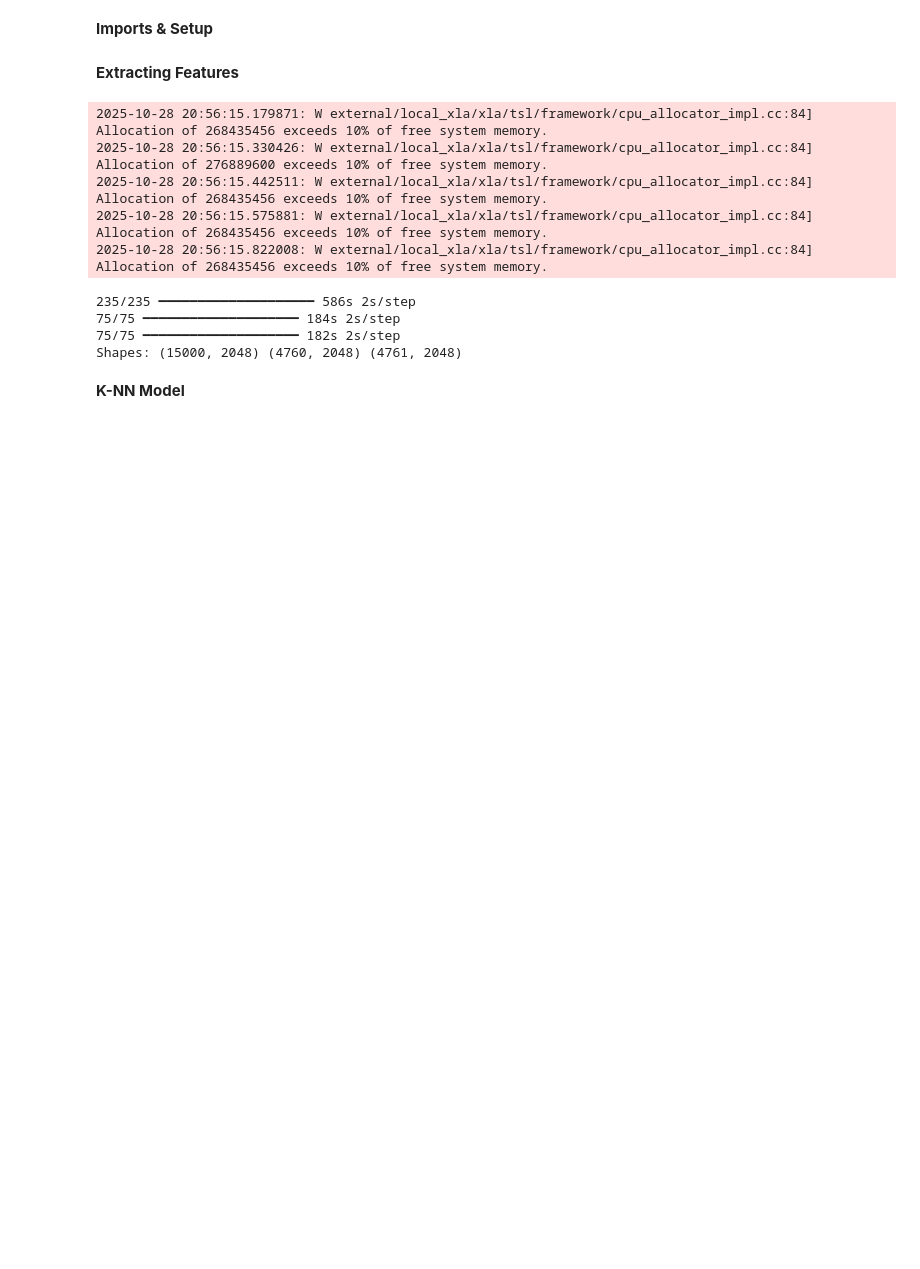
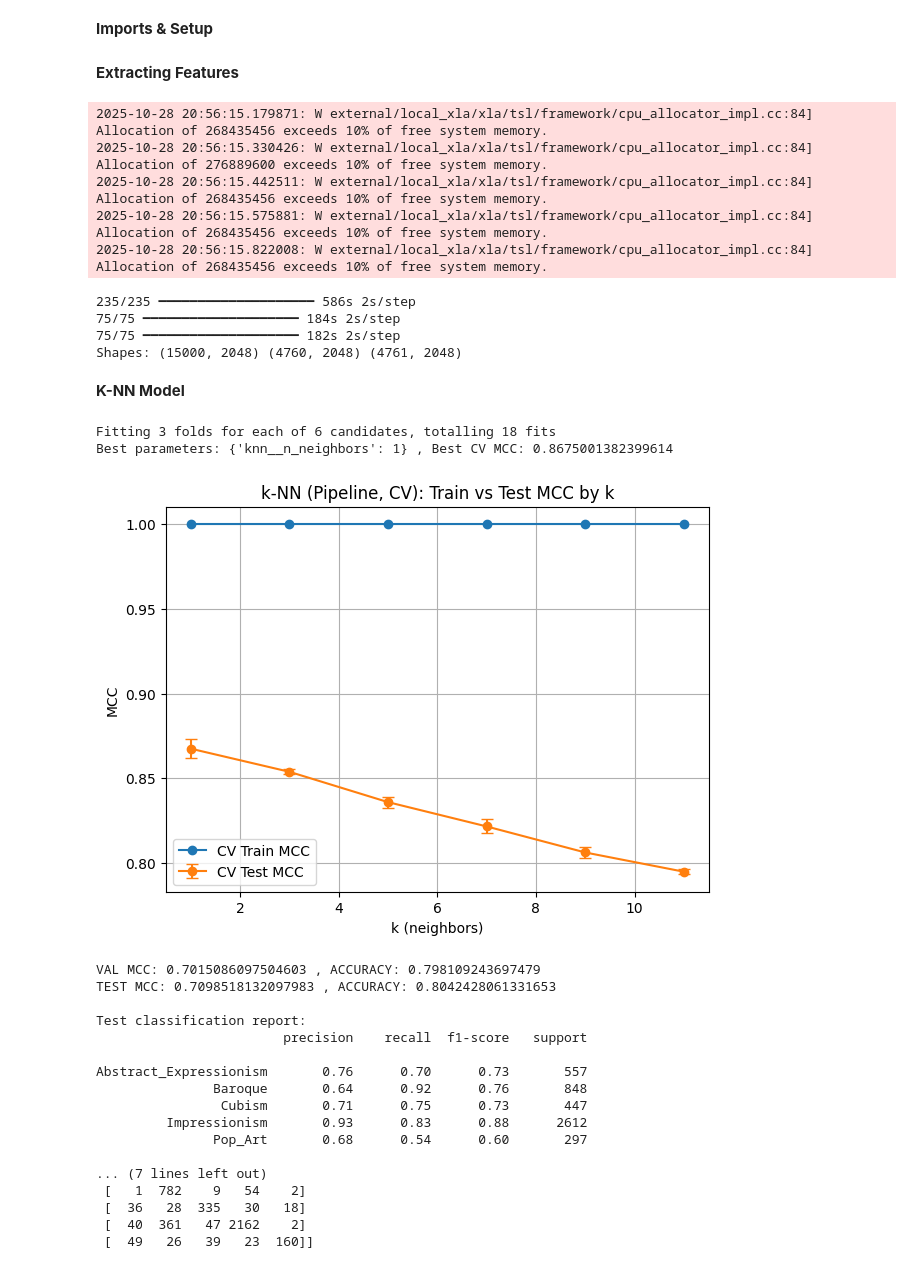
Before and after one commit to kaclark219/CSCI-635-01-Group-2, a Jupyter notebook: code/models/knn.ipynb, the cells around one changed output. Drawn from its saved outputs; the diff is of its cells as text; code cells hidden in the pictures; blank space fills up the shorter version.

Commit message:
finished knn model, new parameters & pipeline getting 80% accuracy

```diff
--- a/code/models/knn.ipynb
+++ b/code/models/knn.ipynb
@@ -15,8 +19,8 @@ IMG_DIR = Path("../../data/processed")
 VAL_DIR   = IMG_DIR / "validate"
 TEST_DIR  = IMG_DIR / "test"
 EXTS = (".jpg", ".jpeg", ".png", ".bmp")
-RESULTS_DIR = Path("/results")
-RESULTS_PATH = RESULTS_DIR / "bagged_knn_results.csv"
+RESULTS_DIR = Path("./results")
+RESULTS_PATH = RESULTS_DIR / "knn_results.csv"
 EXTS = (".jpg", ".jpeg", ".png", ".bmp")
 
 # target styles for classification
@@ -27,9 +31,6 @@ TARGET_STYLES = [
     "Impressionism",
     "Pop_Art"
 ]
-
-# hyperparameters for knn grid search
-K_GRID = [1, 3, 5, 7, 9, 11]
 # %% [markdown]
 **Extracting Features**
 # %%
@@ -113,3 +114,73 @@ print("Shapes:", X_train.shape, X_val.shape, X_test.shape)
 Shapes: (15000, 2048) (4760, 2048) (4761, 2048)
 # %% [markdown]
 **K-NN Model**
+# %%
+# hyperparameters for knn grid search
+K_GRID = [1, 3, 5, 7, 9, 11]
+RANDOM_STATE = 635
+
+# create pipeline for scaling + knn grid
+pipe = Pipeline(steps=[("scaler", StandardScaler()), ("knn", KNeighborsClassifier(metric="euclidean", weights="distance"))])
+param_grid = {"knn__n_neighbors": K_GRID}
+cv = StratifiedKFold(n_splits=3, shuffle=True, random_state=RANDOM_STATE)
+mcc_scorer = make_scorer(matthews_corrcoef)
+
+gs = GridSearchCV(estimator=pipe, param_grid=param_grid, cv=cv, scoring=mcc_scorer, return_train_score=True, n_jobs=-1, verbose=1)
+gs.fit(X_train, y_train)
+
+# save results to csv
+gs_df = pd.DataFrame(gs.cv_results_).sort_values("mean_test_score", ascending=False)
+cv_csv = RESULTS_PATH
+gs_df.to_csv(cv_csv, index=False)
+print("Best parameters:", gs.best_params_, ", Best CV MCC:", gs.best_score_)
+
+# plot scores of different k values
+rows = [np.where(gs_df['param_knn__n_neighbors'] == k)[0][0] for k in K_GRID]
+mean_test = gs_df.iloc[rows]["mean_test_score"].values
+std_test  = gs_df.iloc[rows]["std_test_score"].values
+mean_train = gs_df.iloc[rows]["mean_train_score"].values
+plt.figure(figsize=(7,5))
+plt.plot(K_GRID, mean_train, marker='o', label='CV Train MCC')
+plt.errorbar(K_GRID, mean_test, yerr=std_test, marker='o', capsize=4, label='CV Test MCC')
+plt.xlabel('k (neighbors)')
+plt.ylabel('MCC')
+plt.title('k-NN (Pipeline, CV): Train vs Test MCC by k')
+plt.grid(True)
+plt.legend()
+plot_path = RESULTS_DIR / "knn_plot.png"
+plt.savefig(plot_path, bbox_inches='tight', dpi=150)
+plt.show()
+
+# evaluate best k value pipeline on test
+best_model = gs.best_estimator_
+val_pred  = best_model.predict(X_val)
+test_pred = best_model.predict(X_test)
+
+# print evaluation metrics
+print("VAL MCC:", matthews_corrcoef(y_val,  val_pred), ", ACCURACY:", accuracy_score(y_val,  val_pred))
+print("TEST MCC:", matthews_corrcoef(y_test, test_pred), ", ACCURACY:", accuracy_score(y_test, test_pred))
+print("\nTest classification report:")
+print(classification_report(y_test, test_pred, target_names=TARGET_STYLES))
+print("\nConfusion matrix (test):")
+print(confusion_matrix(y_test, test_pred))
+# %% [output]
+Fitting 3 folds for each of 6 candidates, totalling 18 fits
+Best parameters: {'knn__n_neighbors': 1} , Best CV MCC: 0.8675001382399614
+[figure, added]
+VAL MCC: 0.7015086097504603 , ACCURACY: 0.798109243697479
+TEST MCC: 0.7098518132097983 , ACCURACY: 0.8042428061331653
+
+Test classification report:
+                        precision    recall  f1-score   support
+
+Abstract_Expressionism       0.76      0.70      0.73       557
+               Baroque       0.64      0.92      0.76       848
+                Cubism       0.71      0.75      0.73       447
+         Impressionism       0.93      0.83      0.88      2612
+               Pop_Art       0.68      0.54      0.60       297
+
+... (7 lines left out)
+ [   1  782    9   54    2]
+ [  36   28  335   30   18]
+ [  40  361   47 2162    2]
+ [  49   26   39   23  160]]
```
Also changed, not shown: parts of 1 cell of this notebook, 3 other files.
